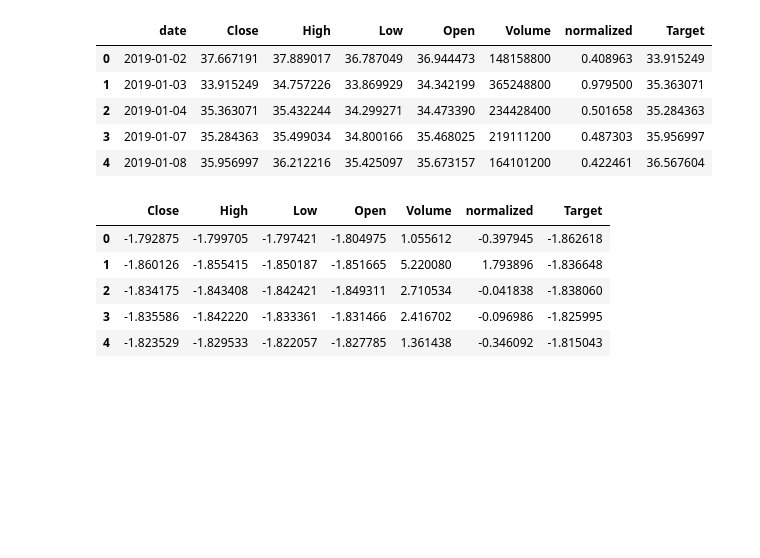
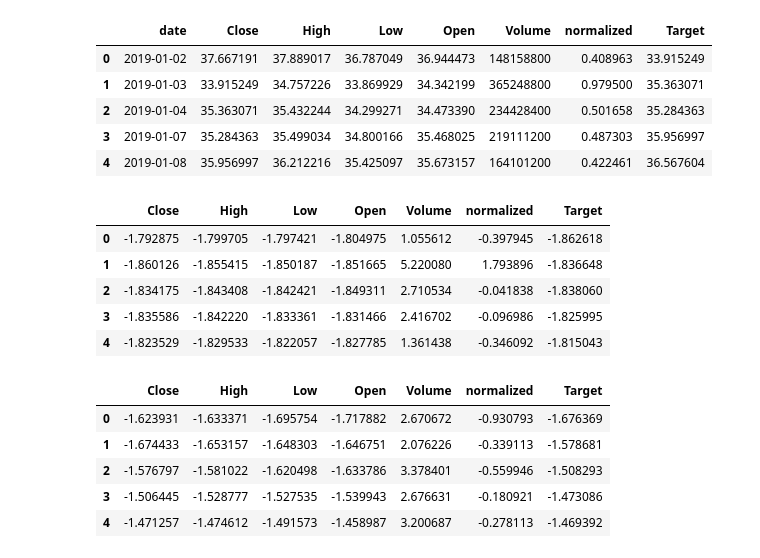
Before and after one commit to Aswin-Cheerngodan/StockerLens, a Jupyter notebook: notebooks/stock_price/preprocessing.ipynb, the cells around one changed output. Saved outputs shown, nothing was run; the diff lists cells and outputs as text; code cells hidden in the pictures; blank space fills up the shorter version.

Commit message:
Data Ingestion pipeline updated

```diff
--- a/notebooks/stock_price/preprocessing.ipynb
+++ b/notebooks/stock_price/preprocessing.ipynb
@@ -88,3 +91,17 @@ apple_df.head()
 | 2 | -1.834175 | -1.843408 | -1.842421 | -1.849311 | 2.710534 | -0.041838 | -1.838060 |
 | 3 | -1.835586 | -1.842220 | -1.833361 | -1.831466 | 2.416702 | -0.096986 | -1.825995 |
 | 4 | -1.823529 | -1.829533 | -1.822057 | -1.827785 | 1.361438 | -0.346092 | -1.815043 |
+# %%
+amazon_df.drop('date', axis=1, inplace=True)
+amazon_scaler = StandardScaler()
+amazon_df = pd.DataFrame(amazon_scaler.fit_transform(amazon_df), columns=amazon_df.columns)
+joblib.dump(amazon_scaler,r'D:\Capstone Projects\StockerLens\artifacts\preprocessors\stock price\amazon_scaler.pkl')
+
+amazon_df.head()
+# %% [output]
+|  | Close | High | Low | Open | Volume | normalized | Target |
+| 0 | -1.623931 | -1.633371 | -1.695754 | -1.717882 | 2.670672 | -0.930793 | -1.676369 |
+| 1 | -1.674433 | -1.653157 | -1.648303 | -1.646751 | 2.076226 | -0.339113 | -1.578681 |
+| 2 | -1.576797 | -1.581022 | -1.620498 | -1.633786 | 3.378401 | -0.559946 | -1.508293 |
+| 3 | -1.506445 | -1.528777 | -1.527535 | -1.539943 | 2.676631 | -0.180921 | -1.473086 |
+| 4 | -1.471257 | -1.474612 | -1.491573 | -1.458987 | 3.200687 | -0.278113 | -1.469392 |
```
Also changed, not shown: parts of 4 cells of this notebook, 13 other files.
